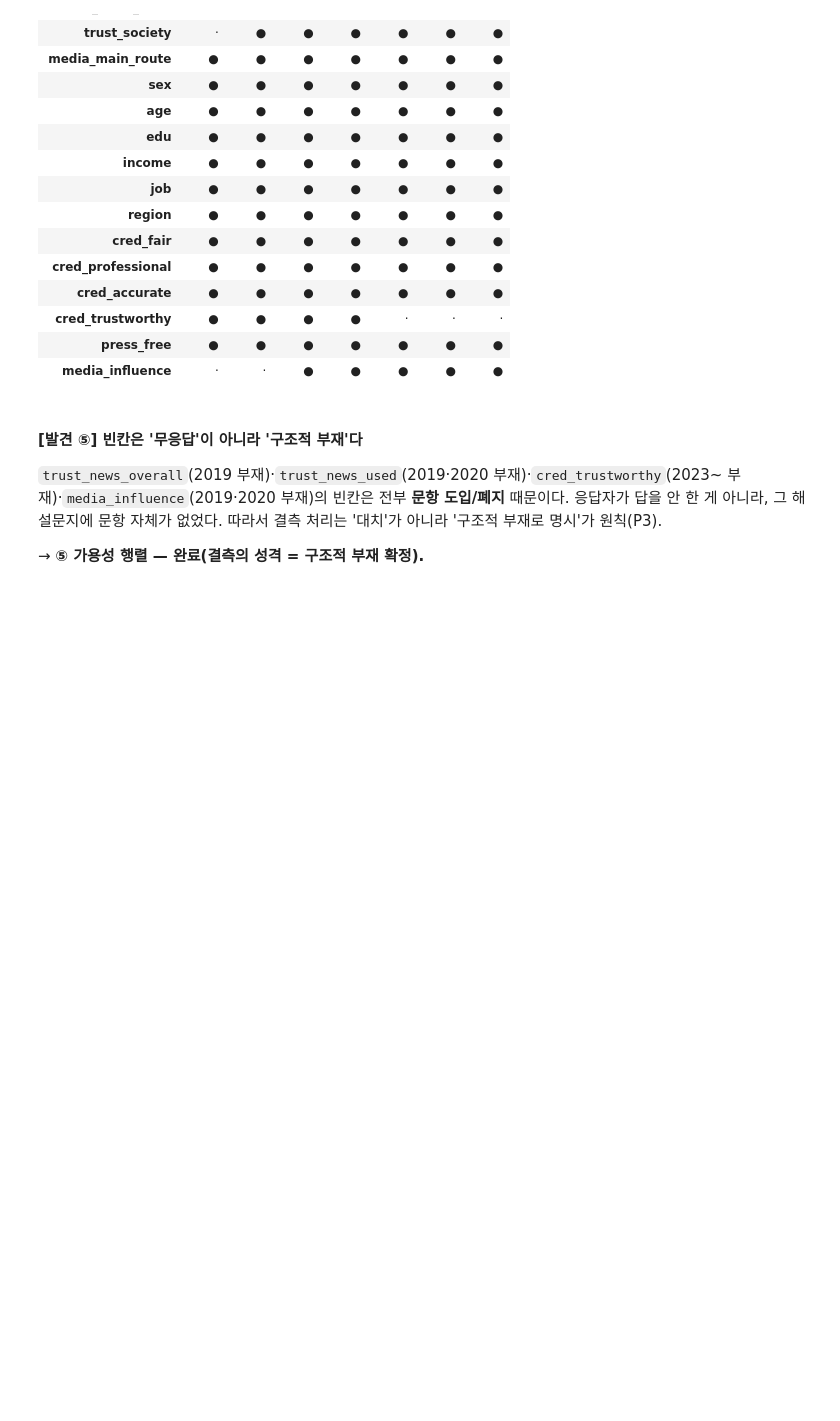
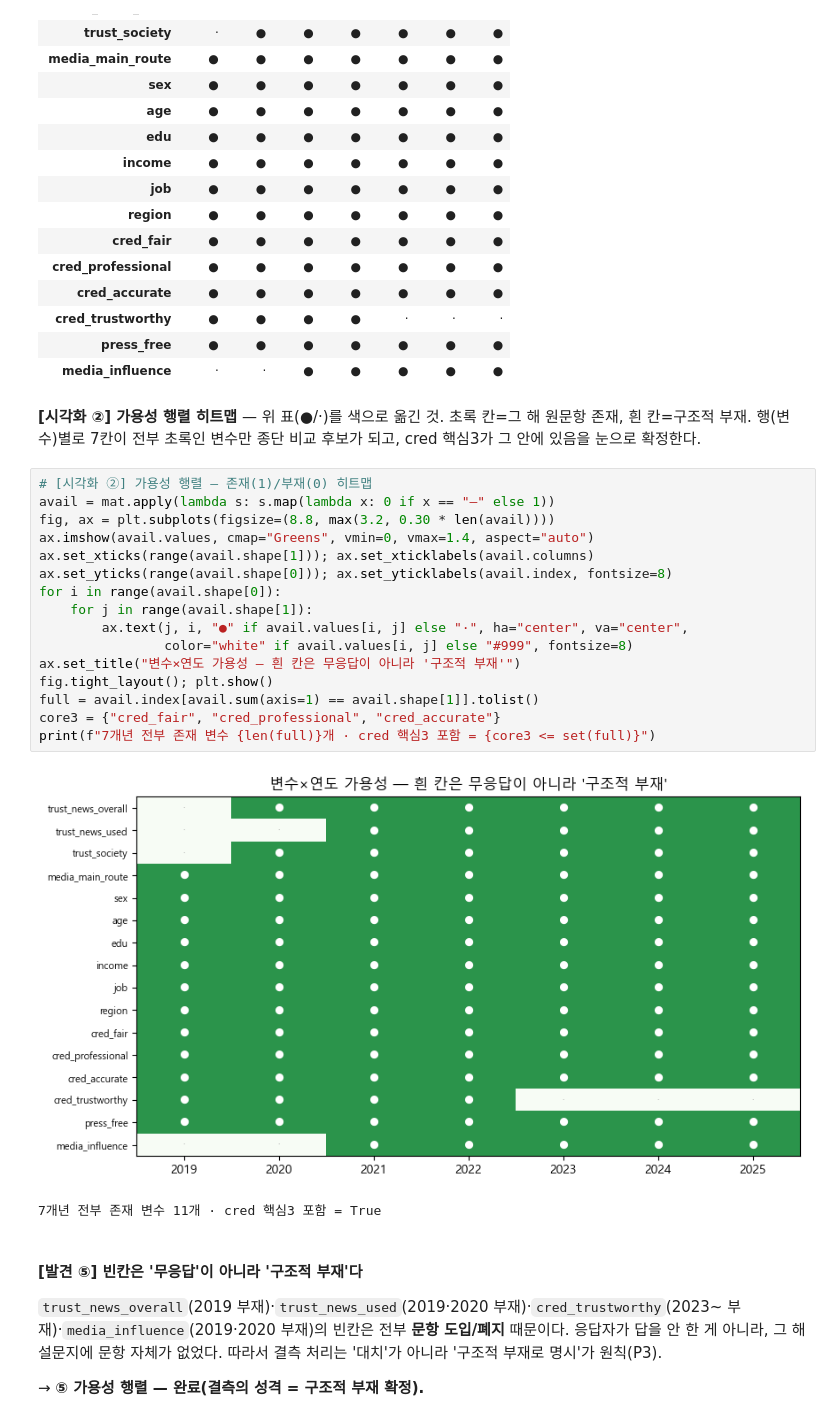
Before and after one commit to Dacon-Organization/Media-Statistics-Analysis-and-Utilization-Competition, a Jupyter notebook: notebooks/10-data-understanding.ipynb, the cells around one changed output. Drawn from its saved outputs; the diff is of its cells as text; blank space fills up the shorter version.

```diff
--- a/notebooks/10-data-understanding.ipynb
+++ b/notebooks/10-data-understanding.ipynb
@@ -259,6 +302,27 @@ disp
 | cred_trustworthy | ● | ● | ● | ● | · | · | · |
 | press_free | ● | ● | ● | ● | ● | ● | ● |
 | media_influence | · | · | ● | ● | ● | ● | ● |
+# %% [markdown]
+**[시각화 ②] 가용성 행렬 히트맵** — 위 표(●/·)를 색으로 옮긴 것. 초록 칸=그 해 원문항 존재, 흰 칸=구조적 부재. 행(변수)별로 7칸이 전부 초록인 변수만 종단 비교 후보가 되고, cred 핵심3가 그 안에 있음을 눈으로 확정한다.
+# %%
+# [시각화 ②] 가용성 행렬 — 존재(1)/부재(0) 히트맵
+avail = mat.apply(lambda s: s.map(lambda x: 0 if x == "—" else 1))
+fig, ax = plt.subplots(figsize=(8.8, max(3.2, 0.30 * len(avail))))
+ax.imshow(avail.values, cmap="Greens", vmin=0, vmax=1.4, aspect="auto")
+ax.set_xticks(range(avail.shape[1])); ax.set_xticklabels(avail.columns)
+ax.set_yticks(range(avail.shape[0])); ax.set_yticklabels(avail.index, fontsize=8)
+for i in range(avail.shape[0]):
+    for j in range(avail.shape[1]):
+        ax.text(j, i, "●" if avail.values[i, j] else "·", ha="center", va="center",
+                color="white" if avail.values[i, j] else "#999", fontsize=8)
+ax.set_title("변수×연도 가용성 — 흰 칸은 무응답이 아니라 '구조적 부재'")
+fig.tight_layout(); plt.show()
+full = avail.index[avail.sum(axis=1) == avail.shape[1]].tolist()
+core3 = {"cred_fair", "cred_professional", "cred_accurate"}
+print(f"7개년 전부 존재 변수 {len(full)}개 · cred 핵심3 포함 = {core3 <= set(full)}")
+# %% [output]
+[figure, added]
+7개년 전부 존재 변수 11개 · cred 핵심3 포함 = True
 # %% [markdown]
 #### **[발견 ⑤] 빈칸은 '무응답'이 아니라 '구조적 부재'다**
 
```
Also changed, not shown: parts of 5 cells of this notebook, 12 other files.
